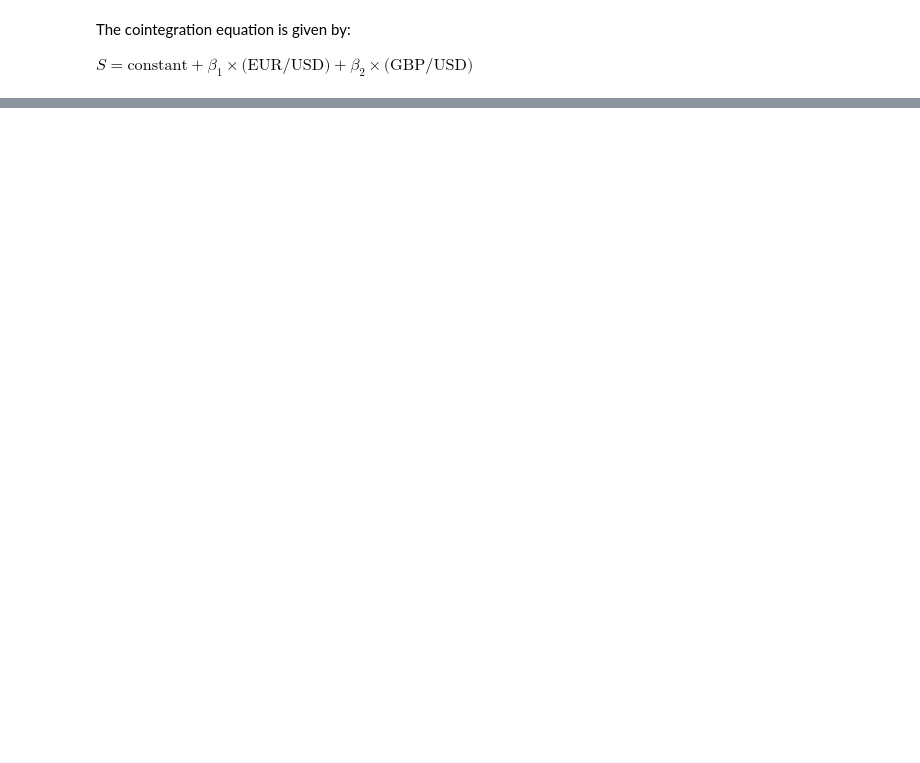
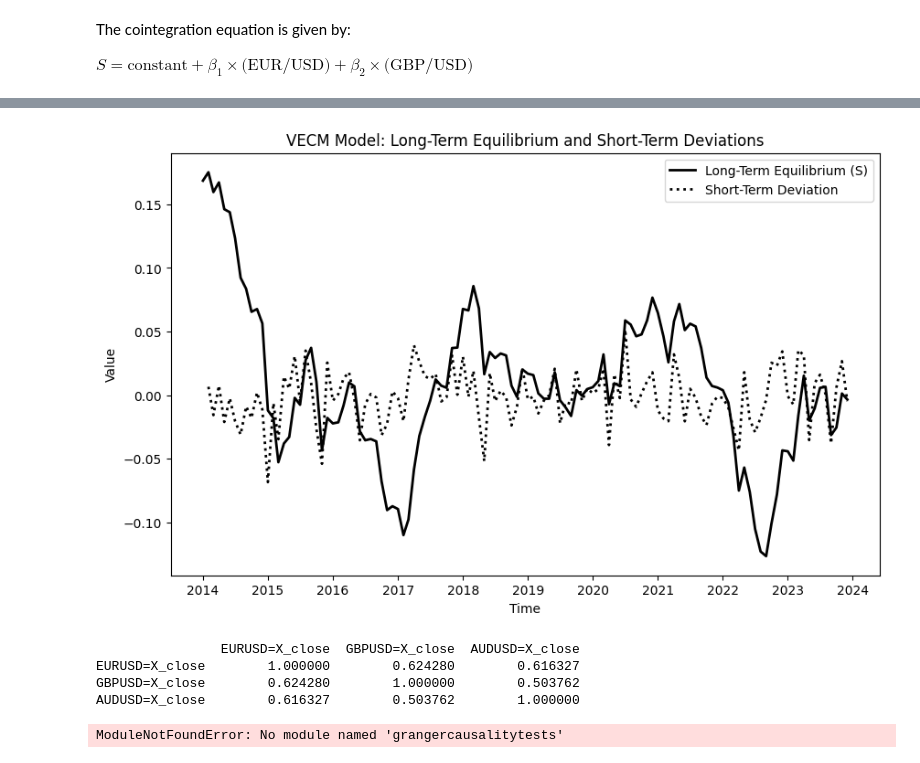
Before and after one commit to Jeetmu/Cointegration-Analysis-of-Currency-Pairs, a Jupyter notebook: Stationary.ipynb, the cells around one changed output, grey strips where cells are left out. Saved outputs shown, nothing was run; the diff lists cells and outputs as text; code cells hidden in the pictures; blank space fills up the shorter version.

```diff
--- a/Stationary.ipynb
+++ b/Stationary.ipynb
@@ -201,0 +261,51 @@ plt.show()
+# %%
+delta_eur_usd = forex_data['EURUSD=X_close'].diff().dropna()
+delta_gbp_usd = forex_data['GBPUSD=X_close'].diff().dropna()
+delta_aud_usd = forex_data['AUDUSD=X_close'].diff().dropna()
+
+short_term_deviation = (
+    vecm_model.beta[0][0] * delta_eur_usd
+    + vecm_model.beta[1][0] * delta_gbp_usd
+    + vecm_model.beta[2][0] * delta_aud_usd
+).dropna()
+
+plt.figure(figsize=(10, 6))
+
+plt.plot(S, color='black', label='Long-Term Equilibrium (S)', linewidth=2)
+
+plt.plot(short_term_deviation, color='black', label='Short-Term Deviation', linestyle=':', linewidth=2)
+plt.title('VECM Model: Long-Term Equilibrium and Short-Term Deviations')
+plt.xlabel('Time')
+plt.ylabel('Value')
+plt.legend(loc='best')
+plt.savefig('VECM3.png')
+plt.show()
+# %% [output]
+[figure, added]
+# %%
+correlation_matrix = stationary_df.corr(method='pearson')  # Use 'spearman' or 'kendall' for other methods
+print(correlation_matrix)
+# %% [output]
+                EURUSD=X_close  GBPUSD=X_close  AUDUSD=X_close
+EURUSD=X_close        1.000000        0.624280        0.616327
+GBPUSD=X_close        0.624280        1.000000        0.503762
+AUDUSD=X_close        0.616327        0.503762        1.000000
+# %%
+import grangercausalitytests
+
+max_lag = 1
+
+currency_pairs = ['EURUSD=X_close', 'GBPUSD=X_close', 'AUDUSD=X_close']
+results = {}
+
+for i, currency1 in enumerate(currency_pairs):
+    for j, currency2 in enumerate(currency_pairs):
+        if i != j:
+            test_result = grangercausalitytests(stationary_df[[currency1, currency2]], max_lag, verbose=False)
+            results[f"{currency1} causes {currency2}"] = test_result[max_lag][0]['ssr_ftest'][1]
+
+print("\nGranger Causality Test Results with Optimal Lag:")
+for cause_effect, p_value in results.items():
+    print(f"{cause_effect}: p-value = {p_value:.4f}")
+# %% [output]
+ModuleNotFoundError: No module named 'grangercausalitytests'
```
Also changed, not shown: parts of 13 cells of this notebook, 3 other files.
